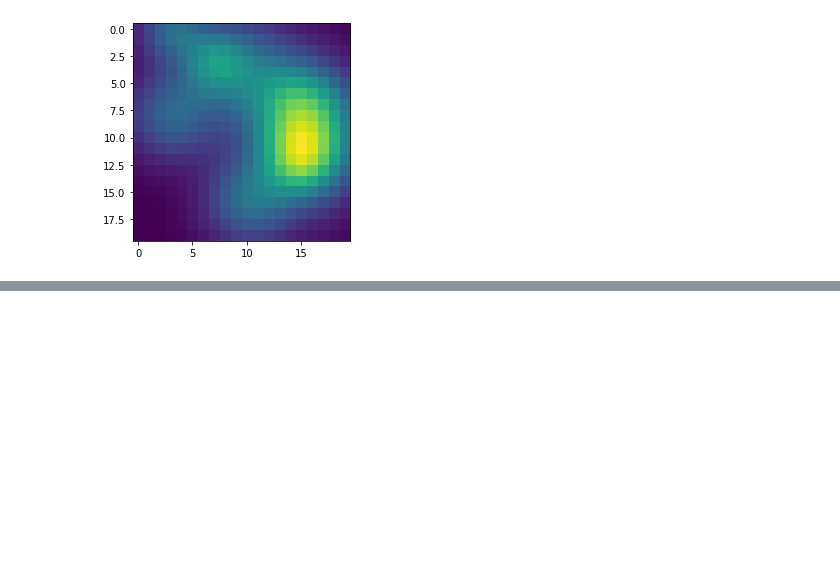
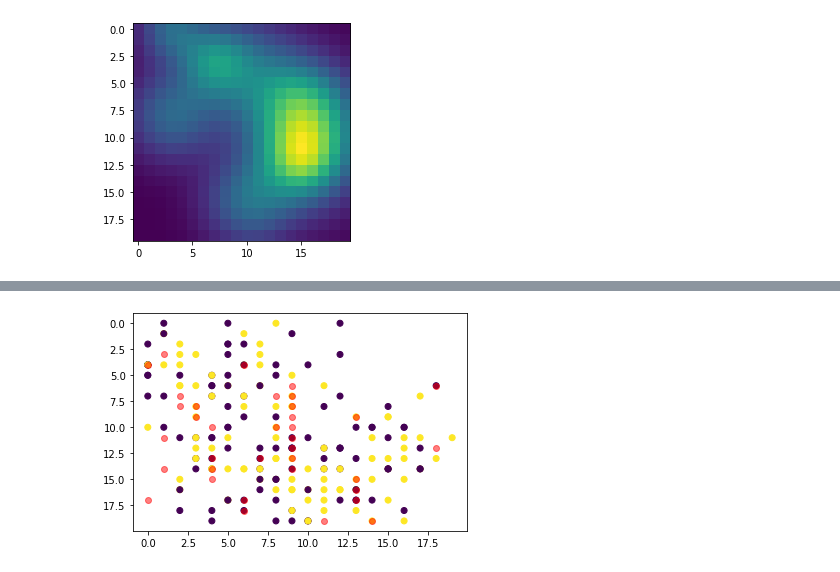
Before and after one commit to chajath/polsim1, a Jupyter notebook: polsim1.ipynb, the cells around one changed output, grey strips where cells are left out. Saved outputs shown, nothing was run; the diff lists cells and outputs as text; code cells hidden in the pictures; blank space fills up the shorter version.

```diff
--- a/polsim1.ipynb
+++ b/polsim1.ipynb
@@ -225,0 +274,10 @@ plt.imshow(np.reshape(C_probs, (MAP_DIM, MAP_DIM)))
+# %%
+def local_pick(p1a, p2a, loc):
+  n=p1a[loc] + p2a[loc]
+  return np.random.choice(a=2, p=[p1a[loc]/n, p2a[loc]/n])
+
+
+def assign_population(p1a, p2a, z_s, seed=42):
+  np.random.seed(seed)
+  unraveled = [list(zip(x,y)) for x,y in [np.unravel_index(z, (MAP_DIM, MAP_DIM)) for z in z_s]]
+  return np.array([[local_pick(p1a, p2a, loc) for loc in zu] for zu in unraveled])
@@ -225,0 +286,2 @@ plt.imshow(np.reshape(C_probs, (MAP_DIM, MAP_DIM)))
+# %%
+pa_s=assign_population(P1A, P2A, z_s)
@@ -225,0 +301,7 @@ plt.imshow(np.reshape(C_probs, (MAP_DIM, MAP_DIM)))
+# %%
+for i, z in enumerate(z_s):
+  plt.scatter(*np.unravel_index(z, (MAP_DIM, MAP_DIM)), c=pa_s[i]).axes.invert_yaxis()
+plt.scatter(*np.unravel_index(zx, (MAP_DIM, MAP_DIM)), color='red', alpha=0.5).axes.invert_yaxis()
+plt.show()
+# %% [output]
+[figure, added]
```
Also changed, not shown: parts of 45 cells of this notebook, 6 other files.
